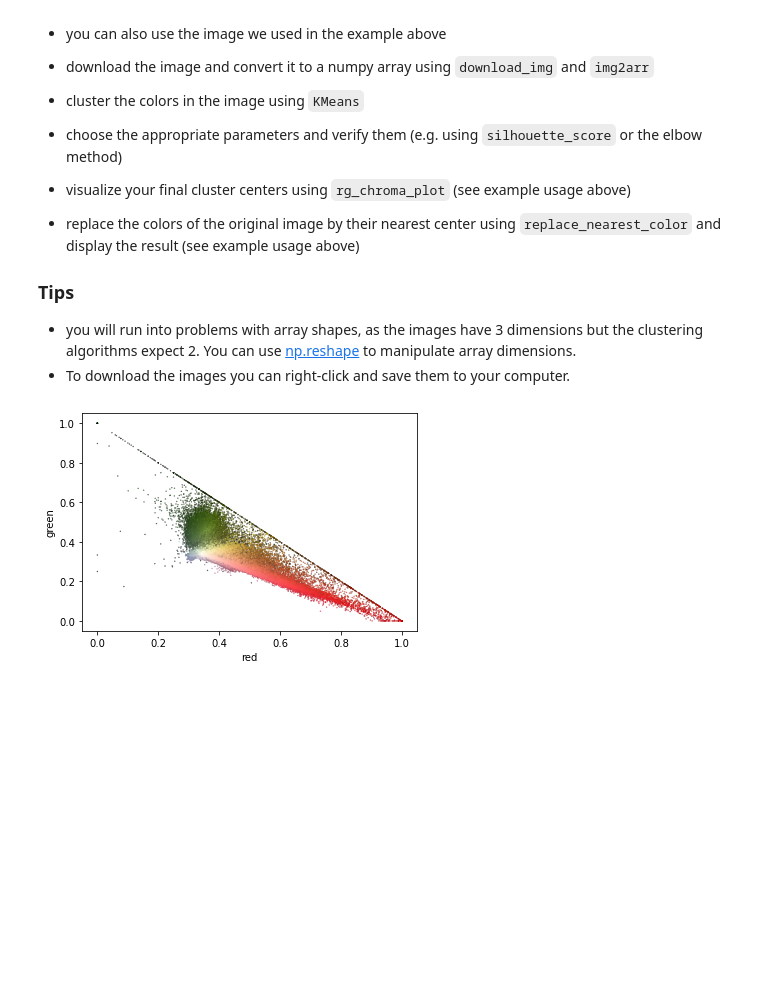
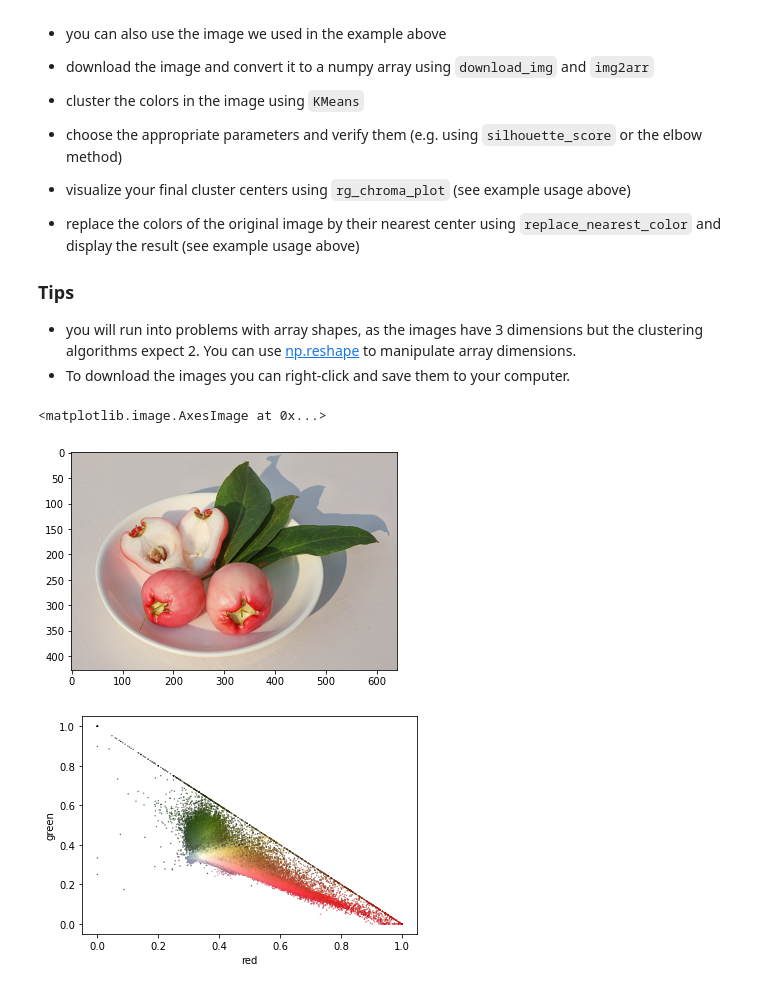
Before and after one commit to schazadm/mldm_hs22, a Jupyter notebook: labs/L02_Clustering_LAB_ASSIGNMENT.ipynb, the cells around one changed output. Cells and saved outputs as stored; diff of their text form; code cells hidden in the pictures; blank space fills up the shorter version.

```diff
--- a/labs/L02_Clustering_LAB_ASSIGNMENT.ipynb
+++ b/labs/L02_Clustering_LAB_ASSIGNMENT.ipynb
@@ -320,7 +321,11 @@ def potential(X, centroids):
 # %%
 img_url = "https://upload.wikimedia.org/wikipedia/commons/thumb/1/13/Syzygium_fruit.jpg/640px-Syzygium_fruit.jpg"
 img = download_img(img_url)
 img_arr = img2arr(img)
+plt.imshow(img_arr)
+# %% [output]
+<matplotlib.image.AxesImage at 0x...>
+[figure, added]
 # %%
 # reshaping the given img array
 colors = np.copy(img_arr).reshape((-1, 3))
```
Also changed, not shown: parts of 6 cells of this notebook, 2 other files.
